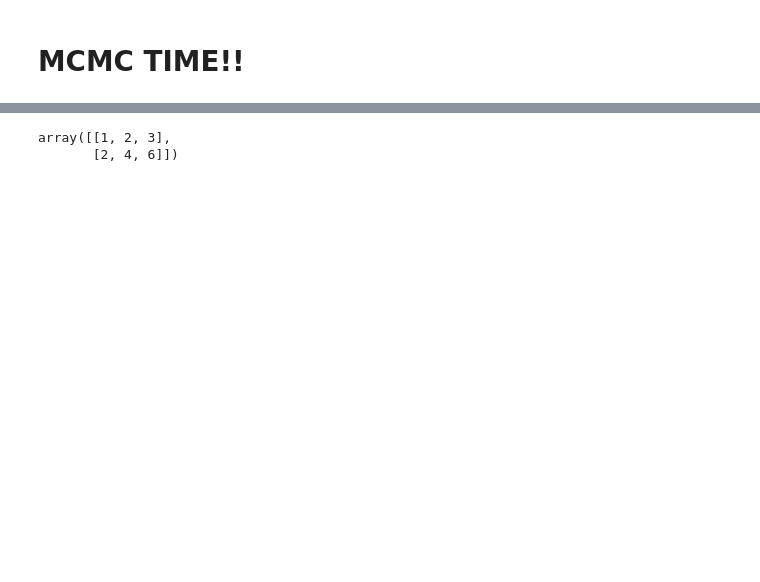
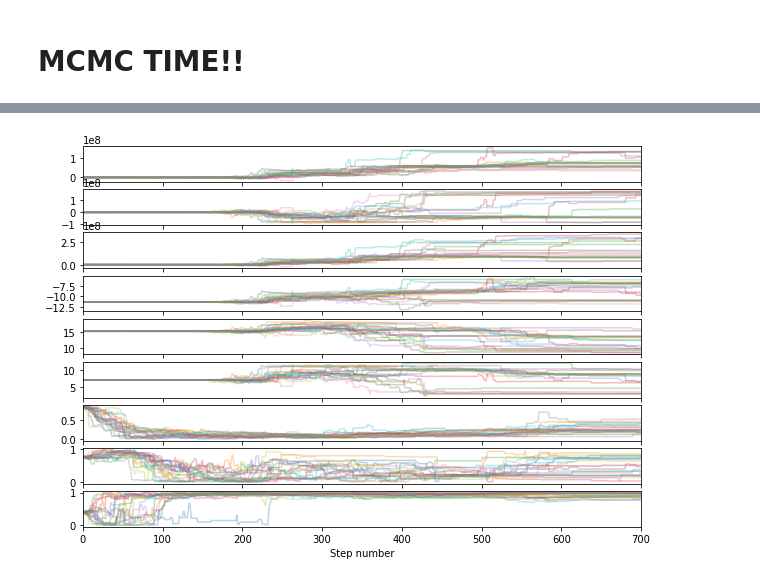
Before and after one commit to Harper741/comet_proj, a Jupyter notebook: Main_MCMC_notebook-Copy1.ipynb, the cells around one changed output, grey strips where cells are left out. Cells and saved outputs as stored; diff of their text form; code cells hidden in the pictures; blank space fills up the shorter version.

```diff
--- a/Main_MCMC_notebook-Copy1.ipynb
+++ b/Main_MCMC_notebook-Copy1.ipynb
@@ -244,7 +237,7 @@ def p_fg(r, v, eta, n_points, img, wcs_func, wcs_info, t_i, t_f, sky_coords):
     solid_angle = field_area*(np.pi/(60*180))**2 #converting degs^2 to solid angle (sr)
 
     #determine whether a sub image contains the comet
-    comet_bool = find_comet(r, v, eta, n_points, img, wcs_func, t_i, t_f, sky_coords)
+    comet_bool = find_comet(r, v, eta, n_points, img, wcs_info, t_i, t_f, sky_coords)
     comet_int = np.array([int(i) for i in comet_bool])
 
     return comet_int/(solid_angle*eta)
@@ -382,7 +382,7 @@ def log_prior(r, v, p_good, p_exif, eta, v_escape):
                                             #we could change this
         covariance = np.diag(sigma**2)
 
-        p_pos = multivariate_normal.pdf(xyz, mean=mu, cov=covariance)
+        p_pos = mn.pdf(xyz, mean=mu, cov=covariance)
 
         #velocity prior
         p_vel = beta_distribution(dot_prod, v_escape)
@@ -484,13 +484,13 @@ proper_m_dec = a_dec*u.deg/u.day
 initial_GCRS_pt = SkyCoord(ra = ra_median*u.deg, dec = dec_median*u.deg, distance = 1*u.au, pm_ra_cosdec = proper_m_ra, pm_dec = proper_m_dec, obstime = Time(median_date, format='jd'), frame='gcrs', radial_velocity=0*u.km/u.s)
 initial_ICRS_pt = initial_GCRS_pt.transform_to('icrs')
 
-x_init = initial_ICRS_pt.cartesian.x
-y_init = initial_ICRS_pt.cartesian.y
-z_init = initial_ICRS_pt.cartesian.z
+x_init = initial_ICRS_pt.cartesian.x.value
+y_init = initial_ICRS_pt.cartesian.y.value
+z_init = initial_ICRS_pt.cartesian.z.value
 
-v_x_init = initial_ICRS_pt.velocity.d_x
-v_y_init = initial_ICRS_pt.velocity.d_y
-v_z_init = initial_ICRS_pt.velocity.d_z
+v_x_init = initial_ICRS_pt.velocity.d_x.value
+v_y_init = initial_ICRS_pt.velocity.d_y.value
+v_z_init = initial_ICRS_pt.velocity.d_z.value
 # %% [markdown]
 # MCMC TIME!!
 # %%
@@ -502,10 +504,10 @@ Populating the interactive namespace from numpy and matplotlib
 # %%
 #number of points we are integrating over for the orbit sim
-points_intergration = 3
+points_integration = 50
 
-num_iter = 2
+num_iter = 700
 ndim = 9
-nwalkers = 16
+nwalkers = 20
 theta_init = np.array((x_init, y_init, z_init, v_x_init, v_y_init, v_z_init, 0.85, 0.75, 0.4))
 initial_pos = theta_init + np.array((1500, 1500, 1500, 4.74e-5, 4.74e-5, 4.74e-5, 1e-2, 1e-2, 1e-2)) * np.random.randn(nwalkers, ndim)
 
@@ -516,5 +533,0 @@ TypeError: only dimensionless scalar quantities can be converted to Python scala
-# %%
-np.array([1,2,3])* np.array([[1,1,1],[2,2,2]])
-# %% [output]
-array([[1, 2, 3],
-       [2, 4, 6]])
@@ -520,0 +536,14 @@ array([[1, 2, 3],
+# %%
+f, axes = plt.subplots(9, figsize=(10, 7), sharex=True)
+samples = sampler.get_chain()
+#labels = ["a", "b"]
+for i in range(ndim):
+    ax = axes[i]
+    ax.plot(samples[:, :, i], alpha=0.3)
+    ax.set_xlim(0, len(samples))
+   # ax.set_ylabel(labels[i])
+    #ax.yaxis.set_label_coords(-0.1, 0.5)
+
+axes[-1].set_xlabel("Step number");
+# %% [output]
+[figure, added]
```
Also changed, not shown: parts of 18 cells of this notebook, 1 other file.
